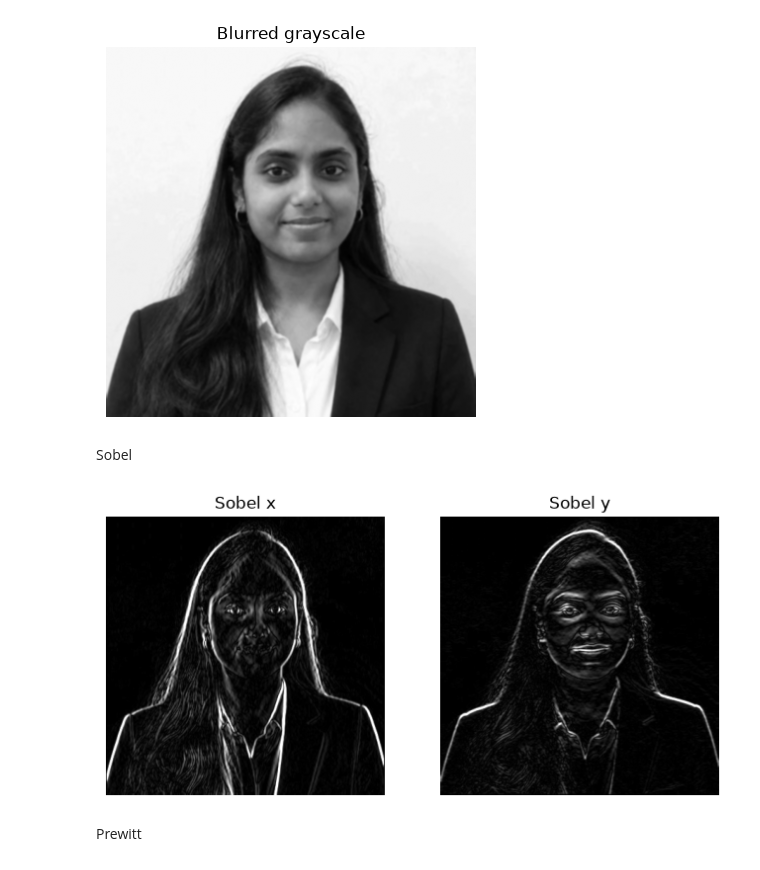
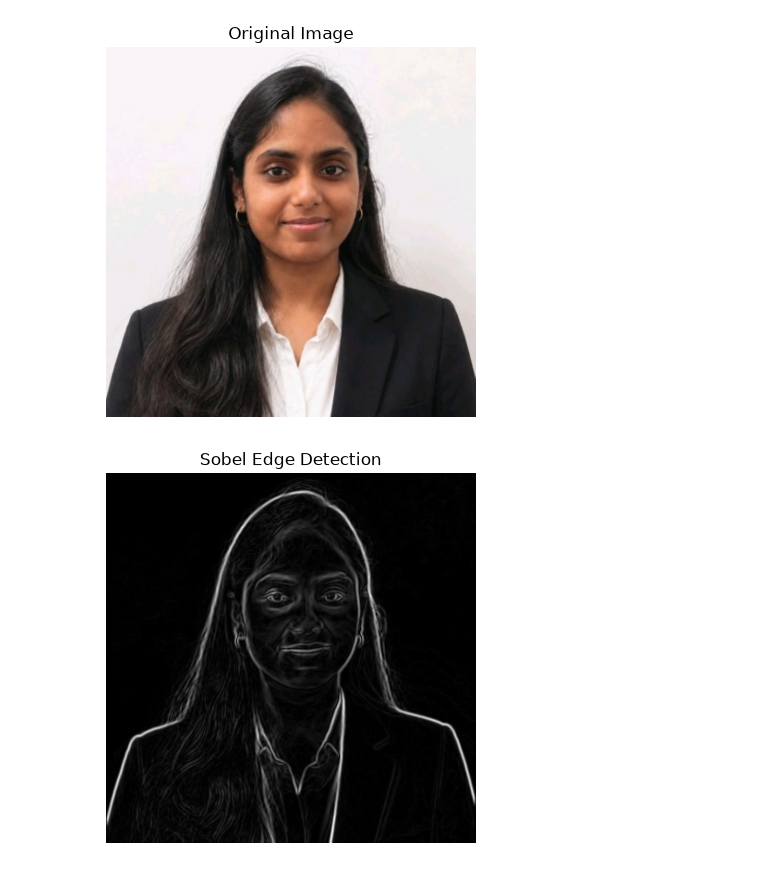
Before and after one commit to Ramithachowdary/edge-detection-opencv, a Jupyter notebook: Ex-6.ipynb, the cells around one changed output. Saved outputs shown, nothing was run; the diff lists cells and outputs as text; code cells hidden in the pictures.

```diff
--- a/Ex-6.ipynb
+++ b/Ex-6.ipynb
@@ -7,31 +8,19 @@ import cv2
 import numpy as np
 import matplotlib.pyplot as plt
 
-bgr = cv2.imread("ramitha.png")
-gray = cv2.cvtColor(bgr, cv2.COLOR_BGR2GRAY)
-soft = cv2.GaussianBlur(gray, (3, 3), 0)
-plt.imshow(soft, cmap="gray")
-plt.title("Blurred grayscale")
-plt.axis("off")
-plt.show()
+image = cv2.imread('ramitha.png')
+gray_image = cv2.cvtColor(image, cv2.COLOR_BGR2GRAY)
+plt.imshow(cv2.cvtColor(image, cv2.COLOR_BGR2RGB))
+plt.title('Original Image')
+plt.axis('off')
 # %% [output]
-[figure, old version]
+[figure, new version]
-# %% [markdown]
-Sobel
 # %%
-sobel_x = cv2.convertScaleAbs(cv2.Sobel(soft, cv2.CV_64F, 1, 0, ksize=3))
-sobel_y = cv2.convertScaleAbs(cv2.Sobel(soft, cv2.CV_64F, 0, 1, ksize=3))
-plt.figure(figsize=(8, 4))
-plt.subplot(1, 2, 1)
-plt.imshow(sobel_x, cmap="gray")
-plt.title("Sobel x")
-plt.axis("off")
-plt.subplot(1, 2, 2)
-plt.imshow(sobel_y, cmap="gray")
-plt.title("Sobel y")
-plt.axis("off")
-plt.show()
+sobel_x = cv2.Sobel(gray_image, cv2.CV_64F, 1, 0, ksize=5)
+sobel_y = cv2.Sobel(gray_image, cv2.CV_64F, 0, 1, ksize=5)
+sobel_combined = cv2.magnitude(sobel_x, sobel_y)
+plt.imshow(sobel_combined, cmap='gray')
+plt.title('Sobel Edge Detection')
+plt.axis('off')
 # %% [output]
-[figure, old version]
+[figure, new version]
-# %% [markdown]
-Prewitt
```
Also changed, not shown: parts of 9 cells of this notebook, 10 other files.
